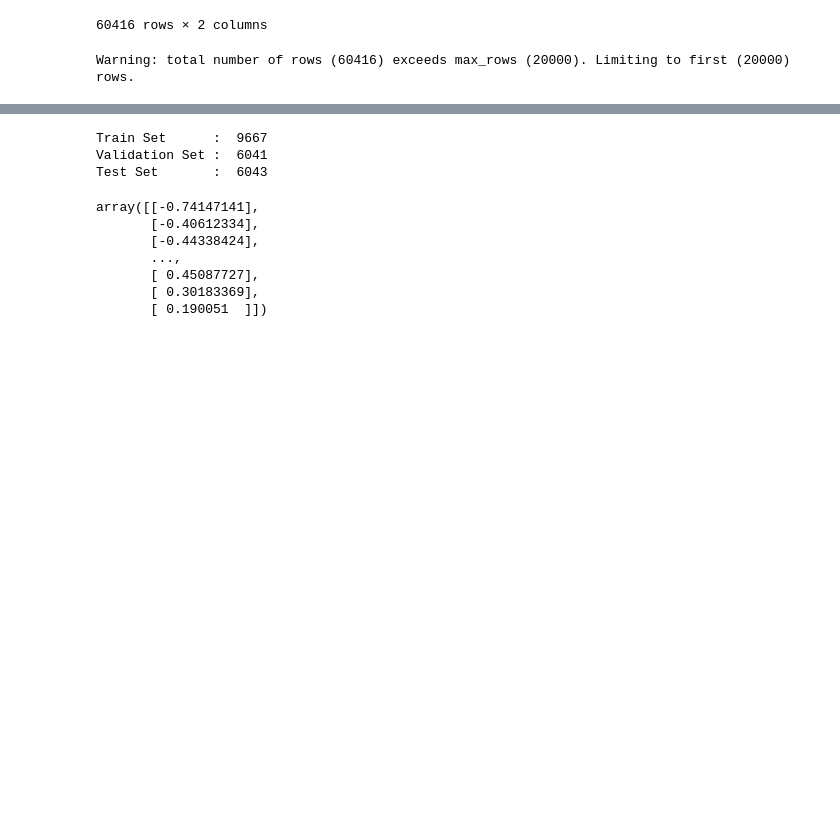
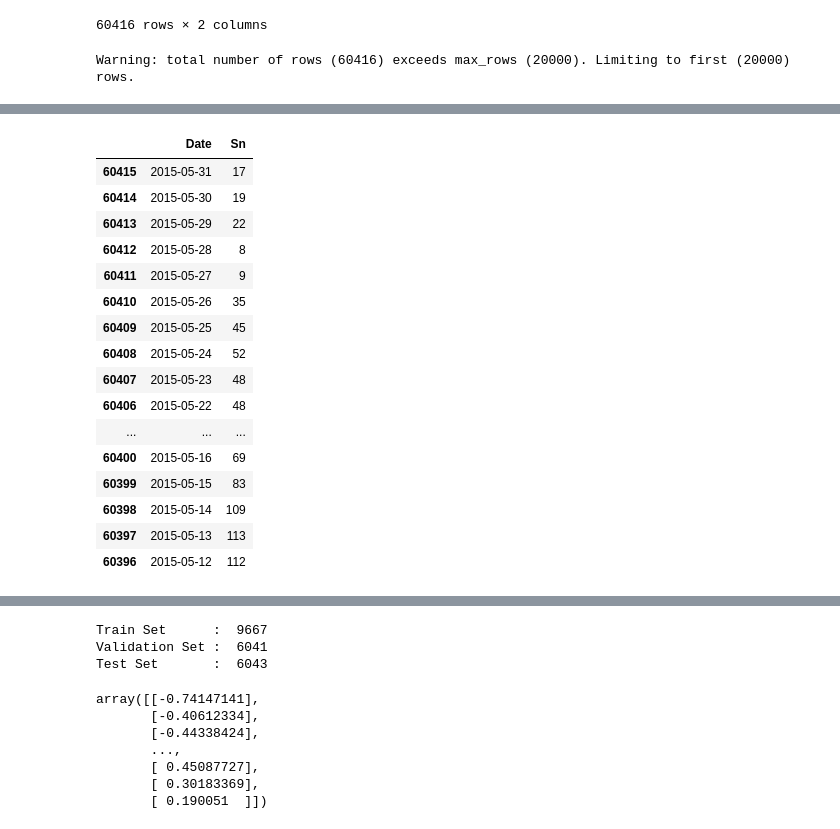
Before and after one commit to shreyab375/LSTM-Forecasting-Models-, a Jupyter notebook: CNN+LSTM+Attention_Models_for_Time_Series_Backcasting__with_1,5,10,15_day_window.ipynb, the cells around one changed output, grey strips where cells are left out. Cells and saved outputs as stored; diff of their text form; code cells hidden in the pictures; blank space fills up the shorter version.

```diff
--- a/CNN+LSTM+Attention_Models_for_Time_Series_Backcasting__with_1,5,10,15_day_window.ipynb
+++ b/CNN+LSTM+Attention_Models_for_Time_Series_Backcasting__with_1,5,10,15_day_window.ipynb
@@ -71,0 +78,20 @@ train_date = train_date[::5]  # Select every 5th element
+# %%
+df_sn.head(20)
+# %% [output]
+|  | Date | Sn |
+| 60415 | 2015-05-31 | 17 |
+| 60414 | 2015-05-30 | 19 |
+| 60413 | 2015-05-29 | 22 |
+| 60412 | 2015-05-28 | 8 |
+| 60411 | 2015-05-27 | 9 |
+| 60410 | 2015-05-26 | 35 |
+| 60409 | 2015-05-25 | 45 |
+| 60408 | 2015-05-24 | 52 |
+| 60407 | 2015-05-23 | 48 |
+| 60406 | 2015-05-22 | 48 |
+| ... | ... | ... |
+| 60400 | 2015-05-16 | 69 |
+| 60399 | 2015-05-15 | 83 |
+| 60398 | 2015-05-14 | 109 |
+| 60397 | 2015-05-13 | 113 |
+| 60396 | 2015-05-12 | 112 |
```
Also changed, not shown: parts of 2 cells of this notebook.
